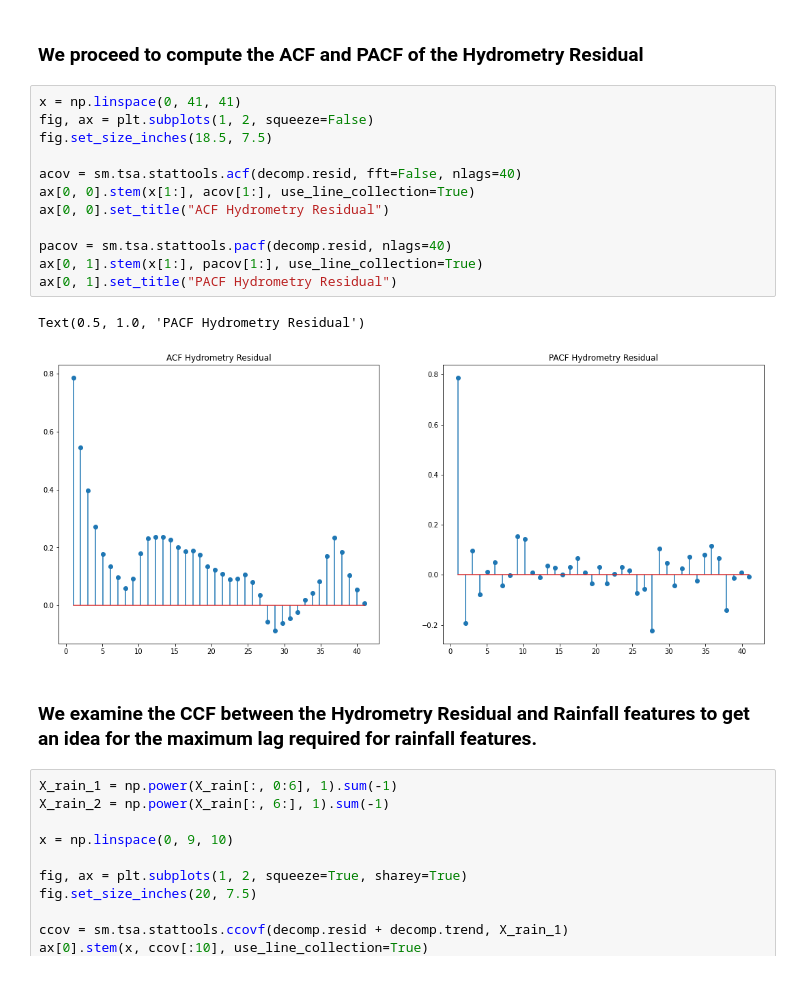
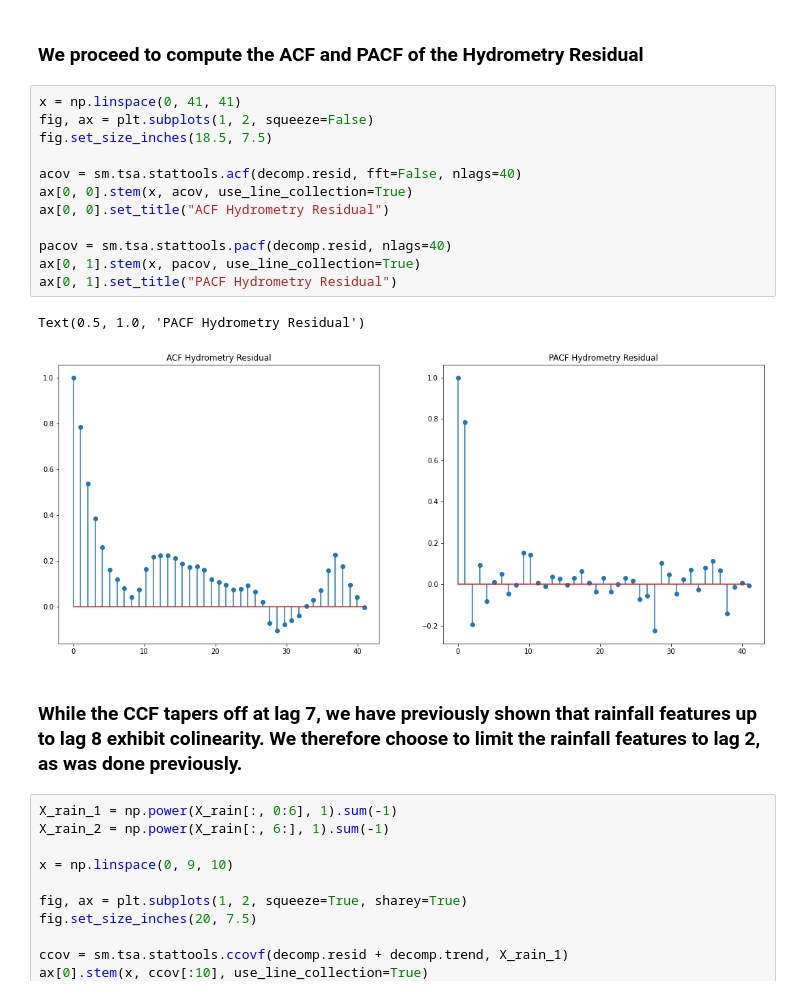
Before and after one commit to Emr03/AceaSmartWaterAnalytics, a Jupyter notebook: River Arno.ipynb, the cells around one changed output. Saved outputs shown, nothing was run; the diff lists cells and outputs as text.

```diff
--- a/River Arno.ipynb
+++ b/River Arno.ipynb
@@ -577,20 +789,20 @@ plt.plot(build_seasonal(train_df))
 # %%
 x = np.linspace(0, 41, 41)
 fig, ax = plt.subplots(1, 2, squeeze=False)
 fig.set_size_inches(18.5, 7.5)
 
 acov = sm.tsa.stattools.acf(decomp.resid, fft=False, nlags=40)
-ax[0, 0].stem(x[1:], acov[1:], use_line_collection=True)
+ax[0, 0].stem(x, acov, use_line_collection=True)
 ax[0, 0].set_title("ACF Hydrometry Residual")
 
 pacov = sm.tsa.stattools.pacf(decomp.resid, nlags=40)
-ax[0, 1].stem(x[1:], pacov[1:], use_line_collection=True)
+ax[0, 1].stem(x, pacov, use_line_collection=True)
 ax[0, 1].set_title("PACF Hydrometry Residual")
 # %% [output]
 Text(0.5, 1.0, 'PACF Hydrometry Residual')
-[figure, old version]
+[figure, new version]
-# %% [markdown]
-### We examine the CCF between the Hydrometry Residual and Rainfall features to get an idea for the maximum lag required for rainfall features.
+# %% [markdown]
+### While the CCF tapers off at lag 7, we have previously shown that rainfall features up to lag 8 exhibit colinearity. We therefore choose to limit the rainfall features to lag 2, as was done previously.
 # %%
 X_rain_1 = np.power(X_rain[:, 0:6], 1).sum(-1)
 X_rain_2 = np.power(X_rain[:, 6:], 1).sum(-1)
```
Also changed, not shown: parts of 58 cells of this notebook.
